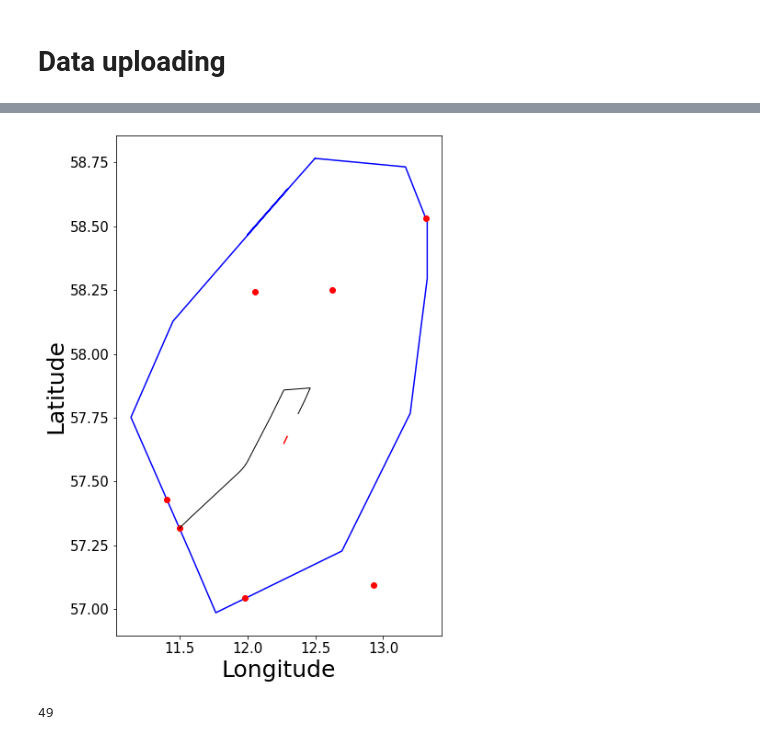
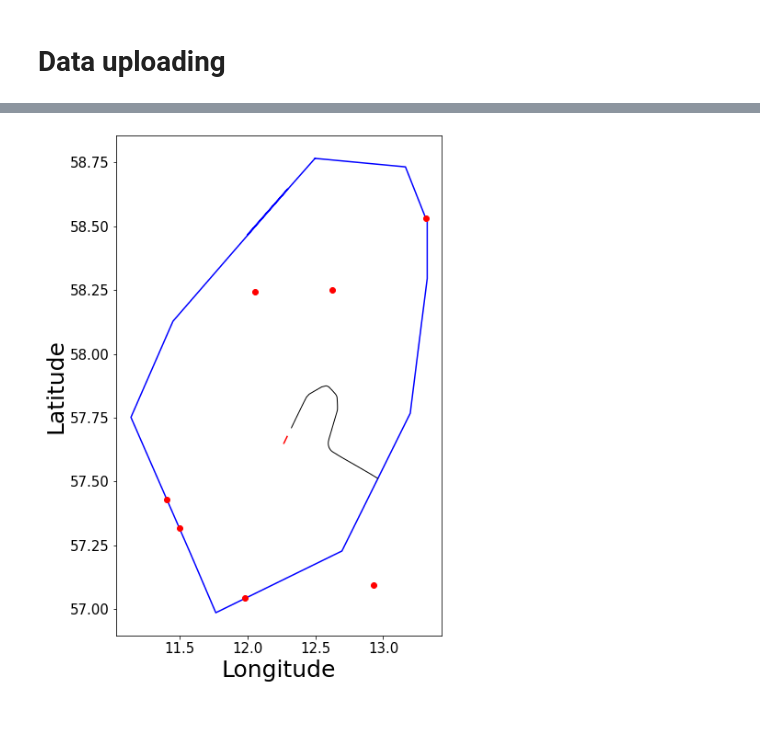
Before and after one commit to anlemett/Opensky, a Jupyter notebook: Jupyter/ESGG_profiles.ipynb, the cells around one changed output, grey strips where cells are left out. Saved outputs shown, nothing was run; the diff lists cells and outputs as text; code cells hidden in the pictures.

```diff
--- a/Jupyter/ESGG_profiles.ipynb
+++ b/Jupyter/ESGG_profiles.ipynb
@@ -110,7 +110,7 @@ def plot_raw_vertical_profile(df, linewidth=1):
 # %% [markdown]
 # Data uploading
 # %%
-filename = "../Data/ESGG/2020/osn_ESGG_states_TMA_2020/osn_arrival_ESGG_states_TMA_2020_02_week5.csv"
+filename = "../Data/ESGG/2019/osn_ESGG_states_TMA_2019/osn_arrival_ESGG_states_TMA_2019_09_week1.csv"
 temp_df = pd.read_csv(filename, sep=' ',
     names = ['flightId', 'sequence', 'timestamp', 'lat', 'lon', 'rawAltitude', 'altitude', 'velocity', 'beginDate', 'endDate'])
 temp_df.set_index(['flightId', 'sequence'], inplace = True)
@@ -130,8 +126,8 @@ plot_raw_vertical_profile(temp_df)
 # %%
-flight_df = temp_df[temp_df.index.get_level_values('flightId') == '200229AFR1552']
+flight_df = temp_df[temp_df.index.get_level_values('flightId') == '190901WZZ8ZA']
 plot_horizontal_profile(flight_df)
 # %% [output]
-[figure, old version]
+[figure, new version]
 # %%
 def getPeriodFlightIds(df, timestamp_begin, timestamp_end):
     period_states_df = df[(df['timestamp'] >= timestamp_begin) & (df['timestamp'] <= timestamp_end)]
@@ -176,7 +172,5 @@ print(len(period_df.index.get_level_values('flightId').unique()))
 
 #period_df.to_csv("states_" + str(year) + "_" + str(month) + "_" + str(day1) +  ".csv",
 #                      sep=' ', encoding='utf-8', float_format='%.3f', header=False, index=True)
-# %% [output]
-49
 # %%
 plot_horizontal_profile(period_df)
```
Also changed, not shown: parts of 5 cells of this notebook, 2 other files.
